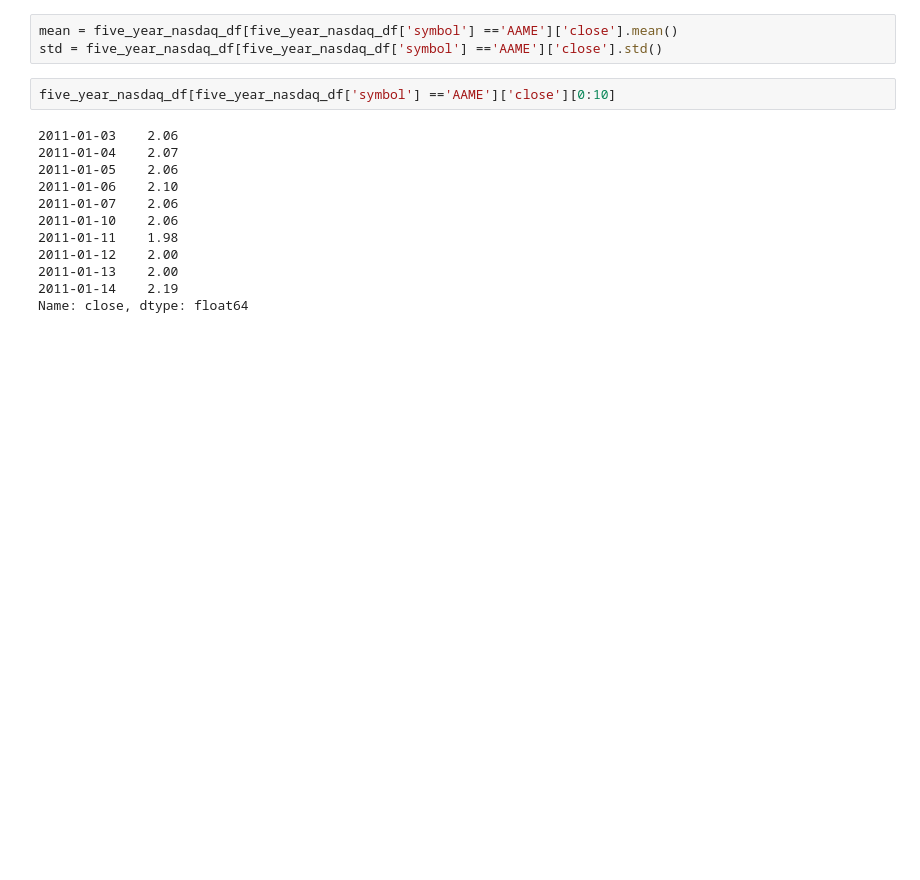
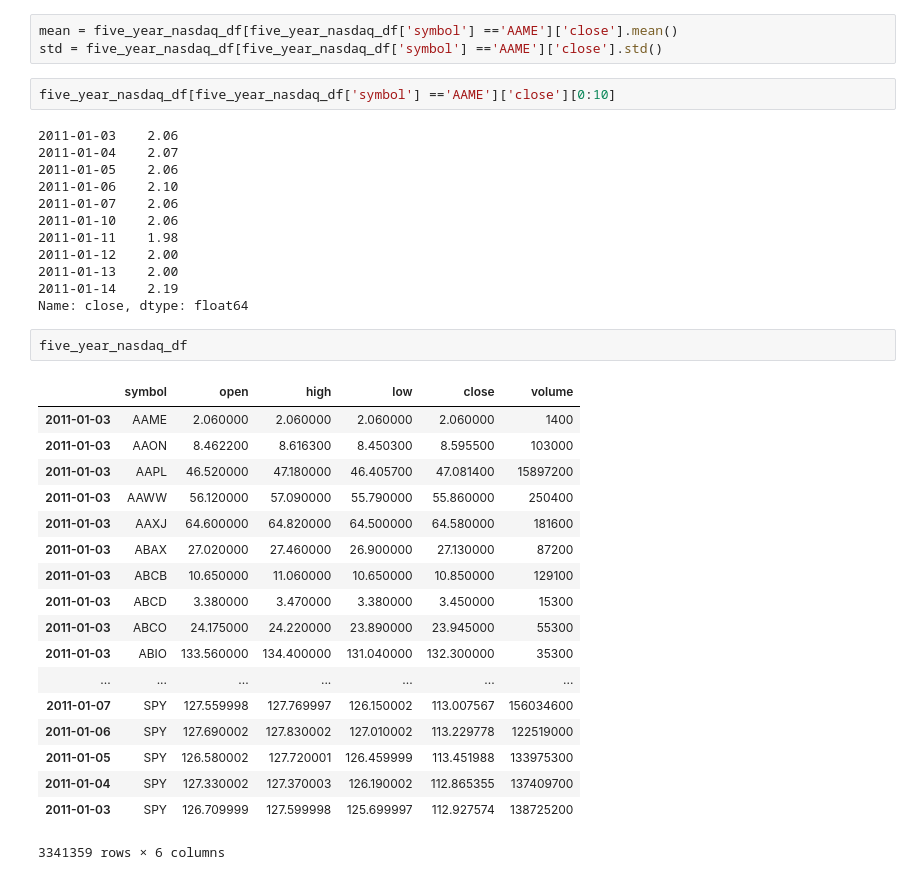
Before and after one commit to lancekrogers/Discontinued_SEC_ALGO_ANALYSIS, a Jupyter notebook: Testing Notebook -- Collecting stock price data.ipynb, the cells around one changed output. Drawn from its saved outputs; the diff is of its cells as text; blank space fills up the shorter version.

```diff
--- a/Testing Notebook -- Collecting stock price data.ipynb
+++ b/Testing Notebook -- Collecting stock price data.ipynb
@@ -392,3 +396,24 @@ five_year_nasdaq_df[five_year_nasdaq_df['symbol'] =='AAME']['close'][0:10]
 2011-01-13    2.00
 2011-01-14    2.19
 Name: close, dtype: float64
+# %%
+five_year_nasdaq_df
+# %% [output]
+|  | symbol | open | high | low | close | volume |
+| 2011-01-03 | AAME | 2.060000 | 2.060000 | 2.060000 | 2.060000 | 1400 |
+| 2011-01-03 | AAON | 8.462200 | 8.616300 | 8.450300 | 8.595500 | 103000 |
+| 2011-01-03 | AAPL | 46.520000 | 47.180000 | 46.405700 | 47.081400 | 15897200 |
+| 2011-01-03 | AAWW | 56.120000 | 57.090000 | 55.790000 | 55.860000 | 250400 |
+| 2011-01-03 | AAXJ | 64.600000 | 64.820000 | 64.500000 | 64.580000 | 181600 |
+| 2011-01-03 | ABAX | 27.020000 | 27.460000 | 26.900000 | 27.130000 | 87200 |
+| 2011-01-03 | ABCB | 10.650000 | 11.060000 | 10.650000 | 10.850000 | 129100 |
+| 2011-01-03 | ABCD | 3.380000 | 3.470000 | 3.380000 | 3.450000 | 15300 |
+| 2011-01-03 | ABCO | 24.175000 | 24.220000 | 23.890000 | 23.945000 | 55300 |
+| 2011-01-03 | ABIO | 133.560000 | 134.400000 | 131.040000 | 132.300000 | 35300 |
+| ... | ... | ... | ... | ... | ... | ... |
+| 2011-01-07 | SPY | 127.559998 | 127.769997 | 126.150002 | 113.007567 | 156034600 |
+| 2011-01-06 | SPY | 127.690002 | 127.830002 | 127.010002 | 113.229778 | 122519000 |
+| 2011-01-05 | SPY | 126.580002 | 127.720001 | 126.459999 | 113.451988 | 133975300 |
+| 2011-01-04 | SPY | 127.330002 | 127.370003 | 126.190002 | 112.865355 | 137409700 |
+| 2011-01-03 | SPY | 126.709999 | 127.599998 | 125.699997 | 112.927574 | 138725200 |
+3341359 rows × 6 columns
```
Also changed, not shown: parts of 2 cells of this notebook, 1 other file.
